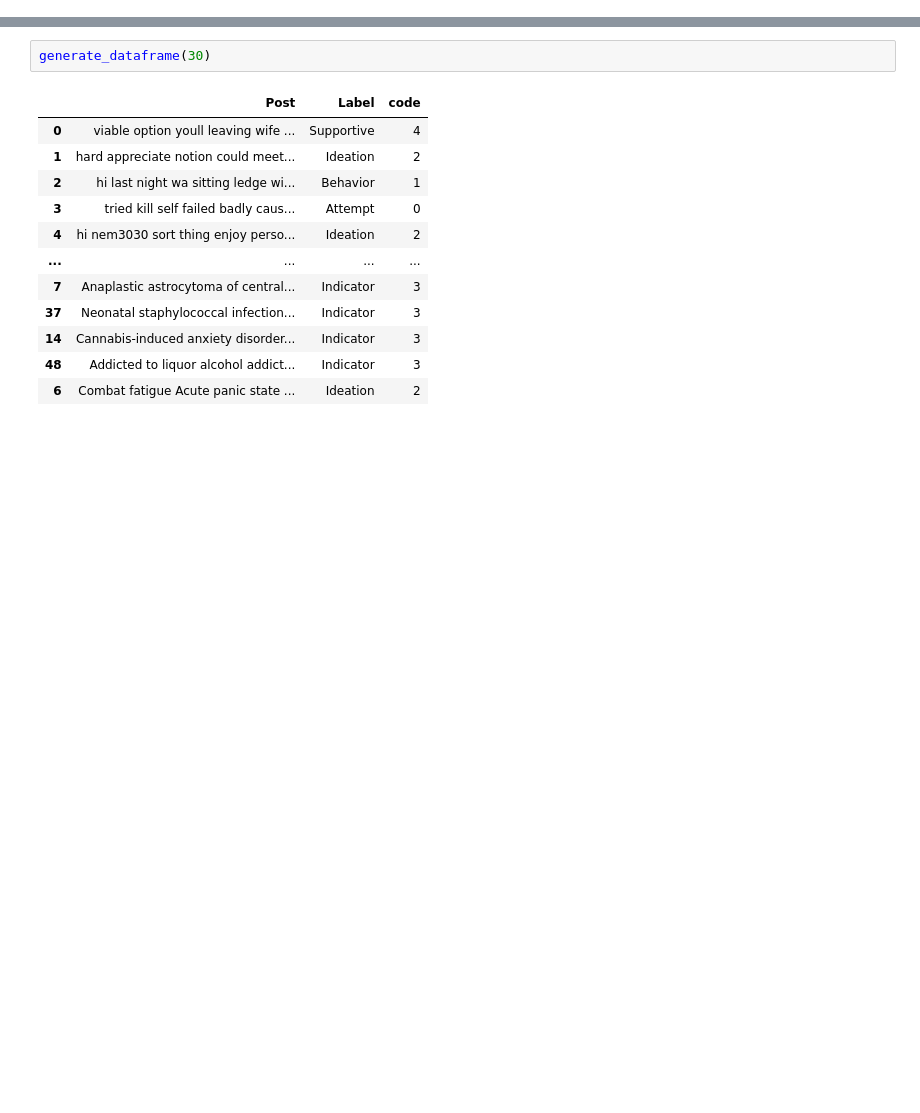
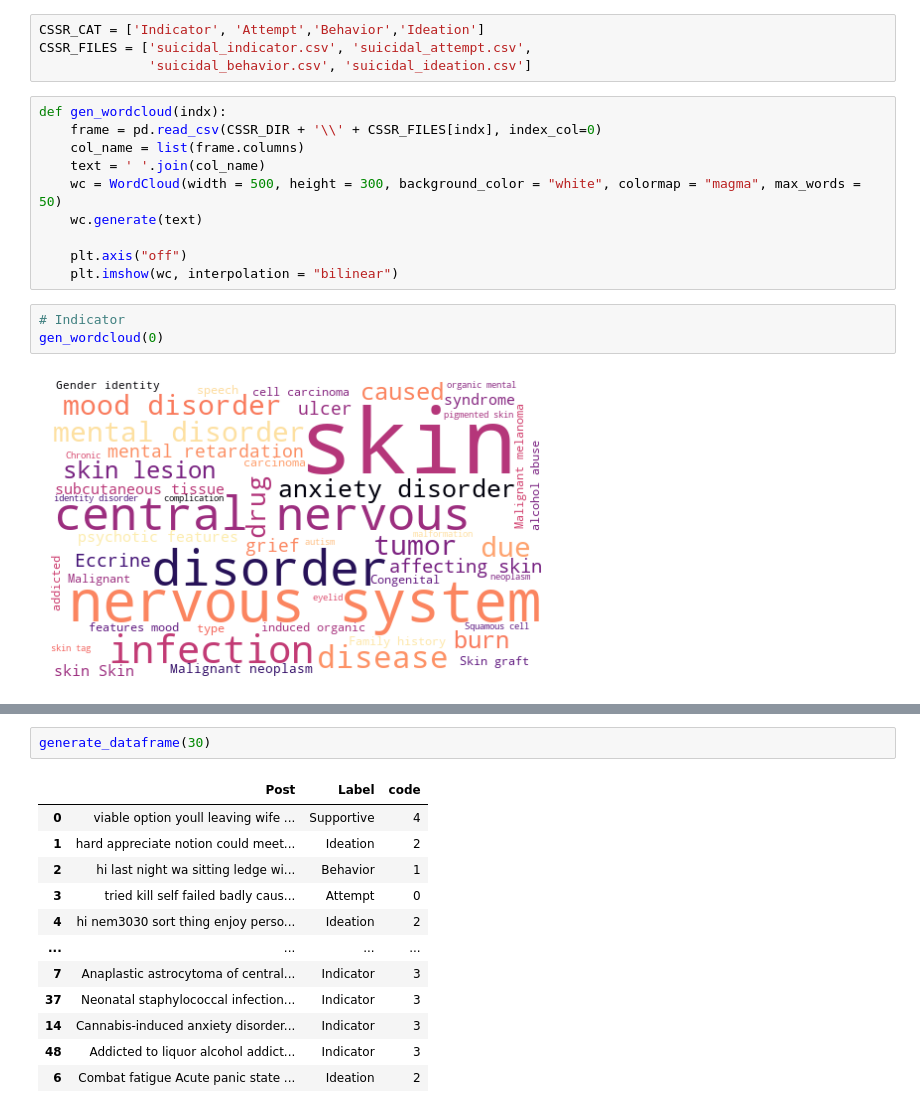
Before and after one commit to Iftekhar-mobin/depression_suicide_project, a Jupyter notebook: Pretrained_embedding_models/preprocess_dataset.ipynb, the cells around one changed output, grey strips where cells are left out. Drawn from its saved outputs; the diff is of its cells as text; blank space fills up the shorter version.

```diff
--- a/Pretrained_embedding_models/preprocess_dataset.ipynb
+++ b/Pretrained_embedding_models/preprocess_dataset.ipynb
@@ -0,0 +130,19 @@
+# %%
+CSSR_CAT = ['Indicator', 'Attempt','Behavior','Ideation']
+CSSR_FILES = ['suicidal_indicator.csv', 'suicidal_attempt.csv',
+              'suicidal_behavior.csv', 'suicidal_ideation.csv']
+# %%
+def gen_wordcloud(indx):
+    frame = pd.read_csv(CSSR_DIR + '\\' + CSSR_FILES[indx], index_col=0)
+    col_name = list(frame.columns)
+    text = ' '.join(col_name)
+    wc = WordCloud(width = 500, height = 300, background_color = "white", colormap = "magma", max_words = 50)
+    wc.generate(text)
+
+    plt.axis("off")
+    plt.imshow(wc, interpolation = "bilinear")
+# %%
+# Indicator
+gen_wordcloud(0)
+# %% [output]
+[figure, added]
```
Also changed, not shown: parts of 24 cells of this notebook, 12 other files.
